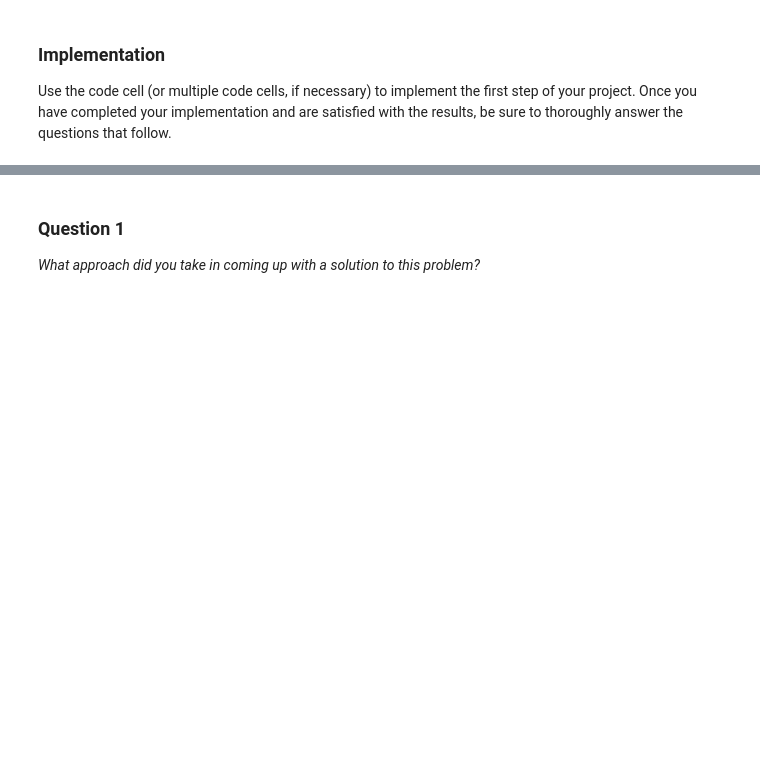
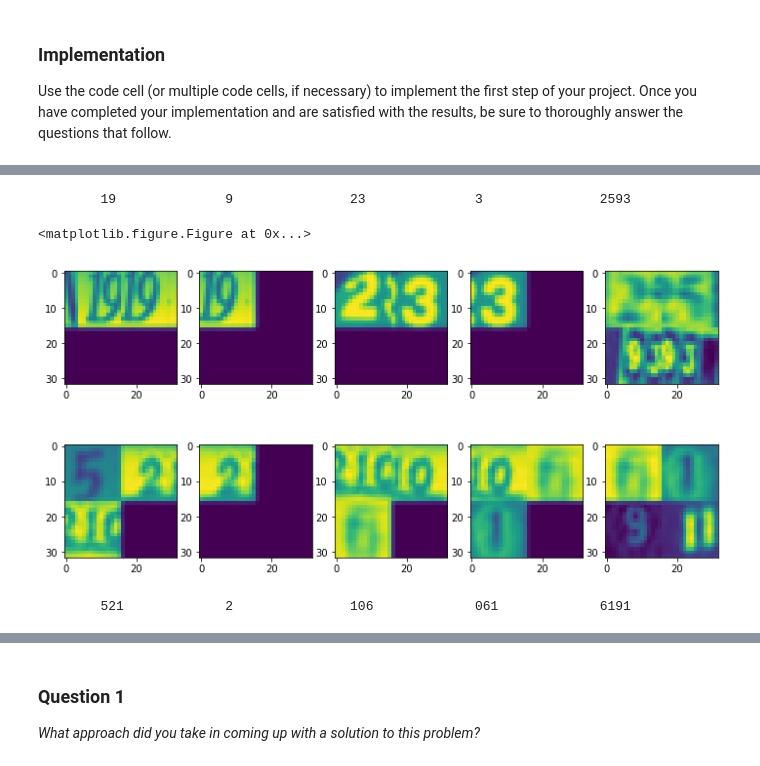
Before and after one commit to dkumar95120/machine_learning_dk, a Jupyter notebook: projects/digit_recognition/digit_recognition.ipynb, the cells around one changed output, grey strips where cells are left out. Saved outputs shown, nothing was run; the diff lists cells and outputs as text; code cells hidden in the pictures; blank space fills up the shorter version.

```diff
--- a/projects/digit_recognition/digit_recognition.ipynb
+++ b/projects/digit_recognition/digit_recognition.ipynb
@@ -27 +77,34 @@ Use the code cell (or multiple code cells, if necessary) to implement the first
+# %%
+fig = plt.figure(figsize=(12, 6), dpi=72)
+x=''
+for i in range(5):
+    x= x+'\t'
+    for j in y_train[i]:
+        if j < 0:
+            break
+        x = x + str(j)
+    x=x+'\t'
+print(x)
+for i in range(5):
+    plt.subplot(2,5,i+1)
+    img=X_train[i].reshape(image_size,image_size)
+    plt.imshow(img)
+    plt.subplot(2,5,i+6)
+    img=X_tests[i].reshape(image_size,image_size)
+    plt.imshow(img)
+plt.show()
+x=''
+for i in range(5):
+    x= x+'\t'
+    for j in y_tests[i]:
+        if j < 0:
+            break
+        x = x + str(j)
+    x=x+'\t'
+print(x)
+# %% [output]
+        19              9               23              3               2593
+<matplotlib.figure.Figure at 0x...>
+[figure, added]
+        521             2               106             061             6191
 # %%
```
Also changed, not shown: parts of 16 cells of this notebook, 3 other files.
